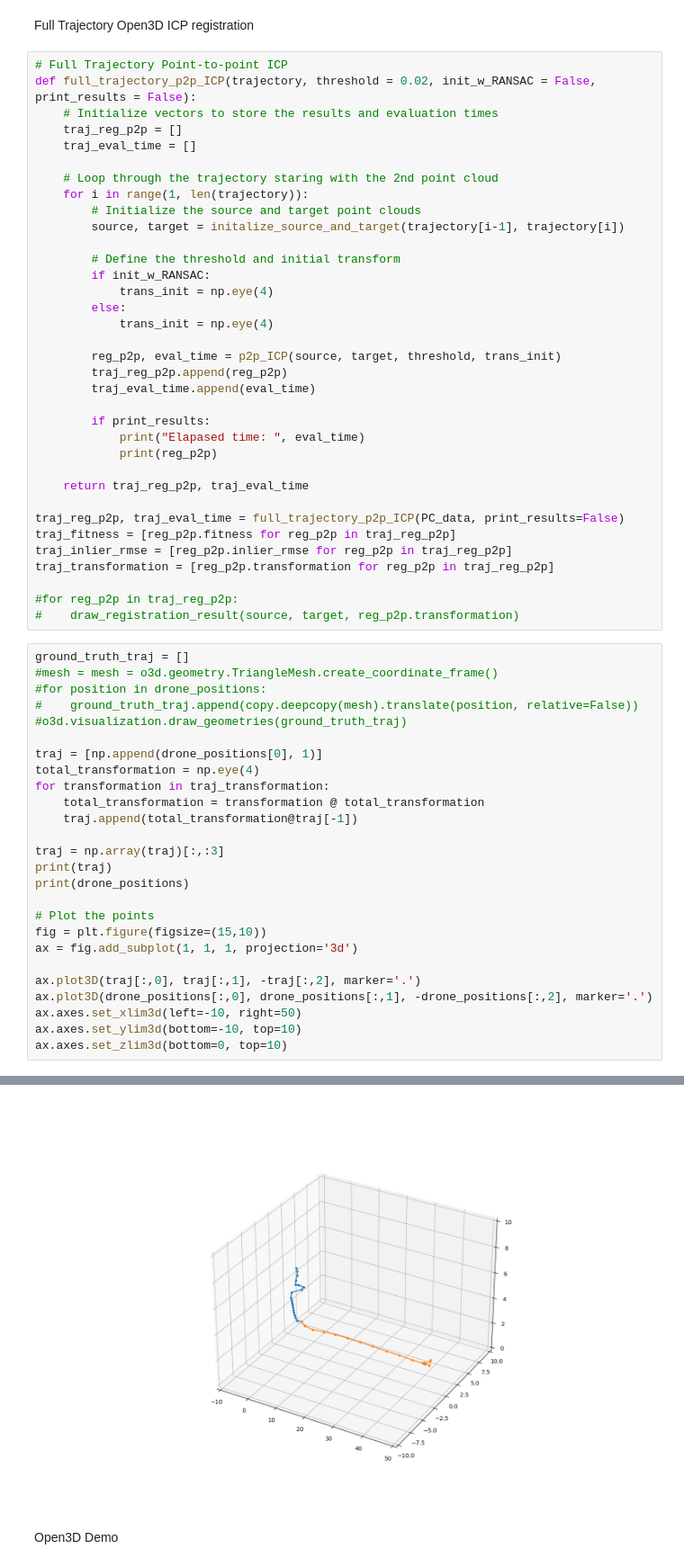
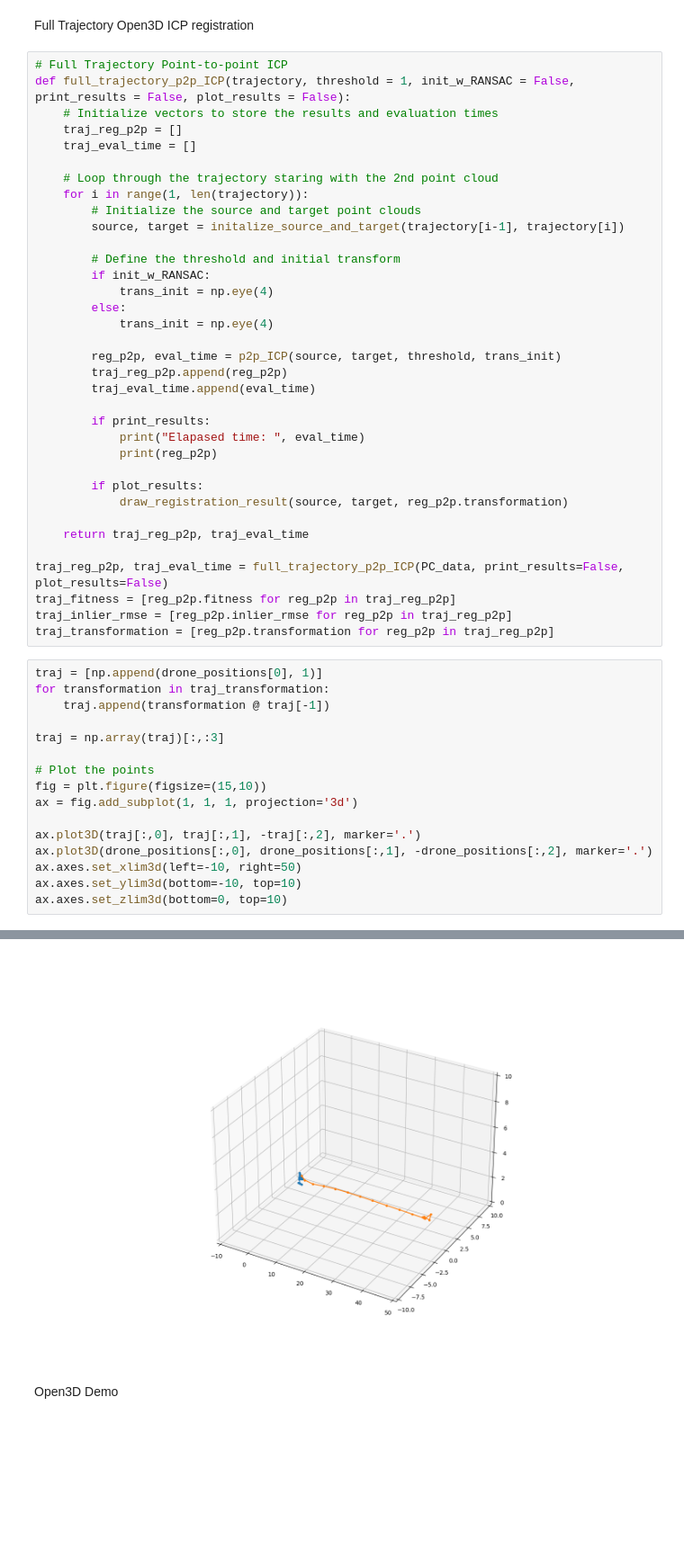
Before and after one commit to Stanford-NavLab/planeslam, a Jupyter notebook: notebooks/registration/point_icp.ipynb, the cells around one changed output, grey strips where cells are left out. Shown at 90% size. Drawn from its saved outputs; the diff is of its cells as text; blank space fills up the shorter version.

```diff
--- a/notebooks/registration/point_icp.ipynb
+++ b/notebooks/registration/point_icp.ipynb
@@ -113,7 +113,7 @@ Transformation is:
 Full Trajectory Open3D ICP registration
 # %%
 # Full Trajectory Point-to-point ICP
-def full_trajectory_p2p_ICP(trajectory, threshold = 0.02, init_w_RANSAC = False, print_results = False):
+def full_trajectory_p2p_ICP(trajectory, threshold = 1, init_w_RANSAC = False, print_results = False, plot_results = False):
     # Initialize vectors to store the results and evaluation times
     traj_reg_p2p = []
     traj_eval_time = []
@@ -137,31 +137,21 @@ def full_trajectory_p2p_ICP(trajectory, threshold = 0.02, init_w_RANSAC = False,
             print("Elapased time: ", eval_time)
             print(reg_p2p)
 
+        if plot_results:
+            draw_registration_result(source, target, reg_p2p.transformation)
+
     return traj_reg_p2p, traj_eval_time
 
-traj_reg_p2p, traj_eval_time = full_trajectory_p2p_ICP(PC_data, print_results=False)
+traj_reg_p2p, traj_eval_time = full_trajectory_p2p_ICP(PC_data, print_results=False, plot_results=False)
 traj_fitness = [reg_p2p.fitness for reg_p2p in traj_reg_p2p]
 traj_inlier_rmse = [reg_p2p.inlier_rmse for reg_p2p in traj_reg_p2p]
 traj_transformation = [reg_p2p.transformation for reg_p2p in traj_reg_p2p]
-
-#for reg_p2p in traj_reg_p2p:
-#    draw_registration_result(source, target, reg_p2p.transformation)
 # %%
-ground_truth_traj = []
-#mesh = mesh = o3d.geometry.TriangleMesh.create_coordinate_frame()
-#for position in drone_positions:
-#    ground_truth_traj.append(copy.deepcopy(mesh).translate(position, relative=False))
-#o3d.visualization.draw_geometries(ground_truth_traj)
-
 traj = [np.append(drone_positions[0], 1)]
-total_transformation = np.eye(4)
 for transformation in traj_transformation:
-    total_transformation = transformation @ total_transformation
-    traj.append(total_transformation@traj[-1])
+    traj.append(transformation @ traj[-1])
 
 traj = np.array(traj)[:,:3]
-print(traj)
-print(drone_positions)
 
 # Plot the points
 fig = plt.figure(figsize=(15,10))
@@ -194,4 +167,4 @@ ax.axes.set_zlim3d(bottom=0, top=10)
-[figure, old version]
+[figure, new version]
 # %% [markdown]
 Open3D Demo
 # %%
```
Also changed, not shown: parts of 3 cells of this notebook, 1 other file.
